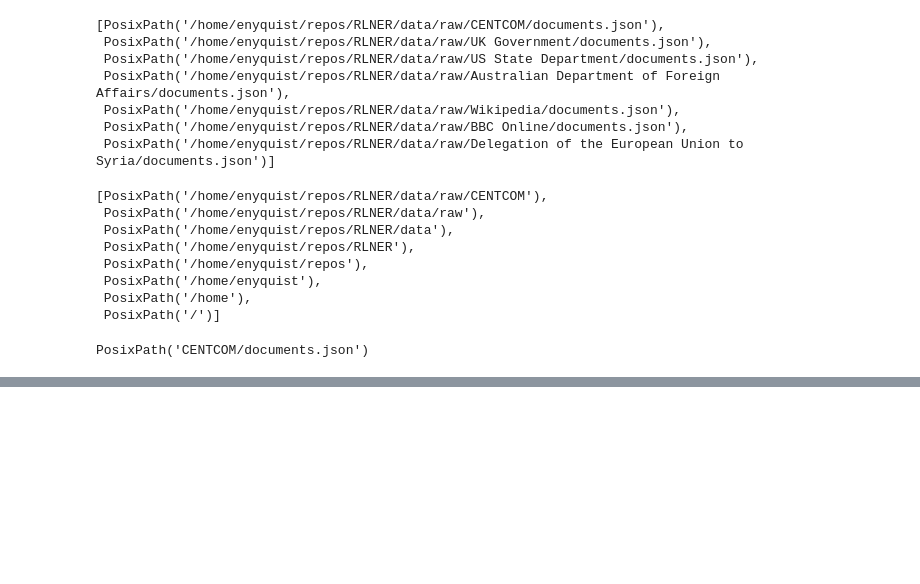
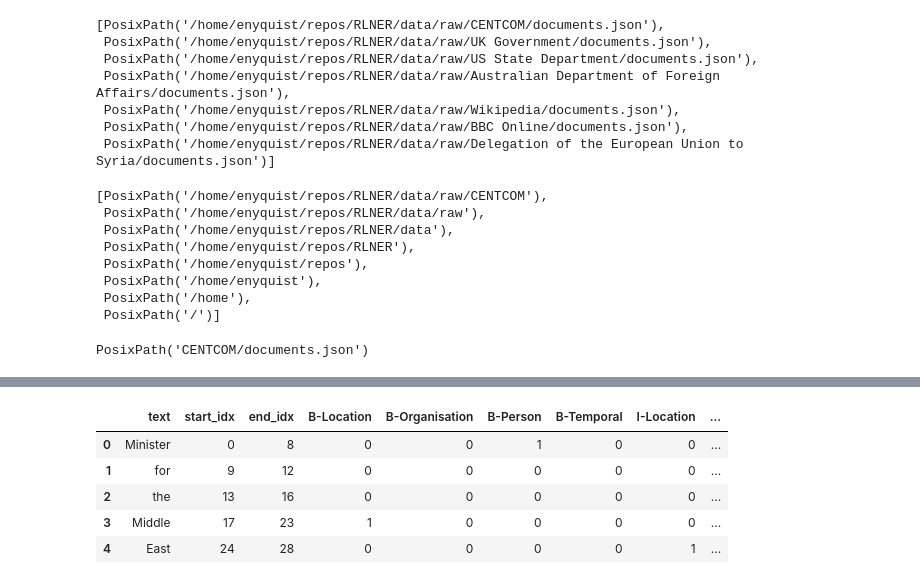
Before and after one commit to enyquist/RLNER, a Jupyter notebook: notebooks/prepare_data.ipynb, the cells around one changed output, grey strips where cells are left out. Saved outputs shown, nothing was run; the diff lists cells and outputs as text; code cells hidden in the pictures; blank space fills up the shorter version.

```diff
--- a/notebooks/prepare_data.ipynb
+++ b/notebooks/prepare_data.ipynb
@@ -87,0 +451,11 @@ PosixPath('CENTCOM/documents.json')
+# %%
+df_new = pd.concat([df, df_classes], axis=1)
+df_new.drop(["labels"], axis=1, inplace=True)
+df_new.head()
+# %% [output]
+|  | text | start_idx | end_idx | B-Location | B-Organisation | B-Person | B-Temporal | I-Location | ... |
+| 0 | Minister | 0 | 8 | 0 | 0 | 1 | 0 | 0 | ... |
+| 1 | for | 9 | 12 | 0 | 0 | 0 | 0 | 0 | ... |
+| 2 | the | 13 | 16 | 0 | 0 | 0 | 0 | 0 | ... |
+| 3 | Middle | 17 | 23 | 1 | 0 | 0 | 0 | 0 | ... |
+| 4 | East | 24 | 28 | 0 | 0 | 0 | 0 | 1 | ... |
```
Also changed, not shown: parts of 32 cells of this notebook, 3 other files.
